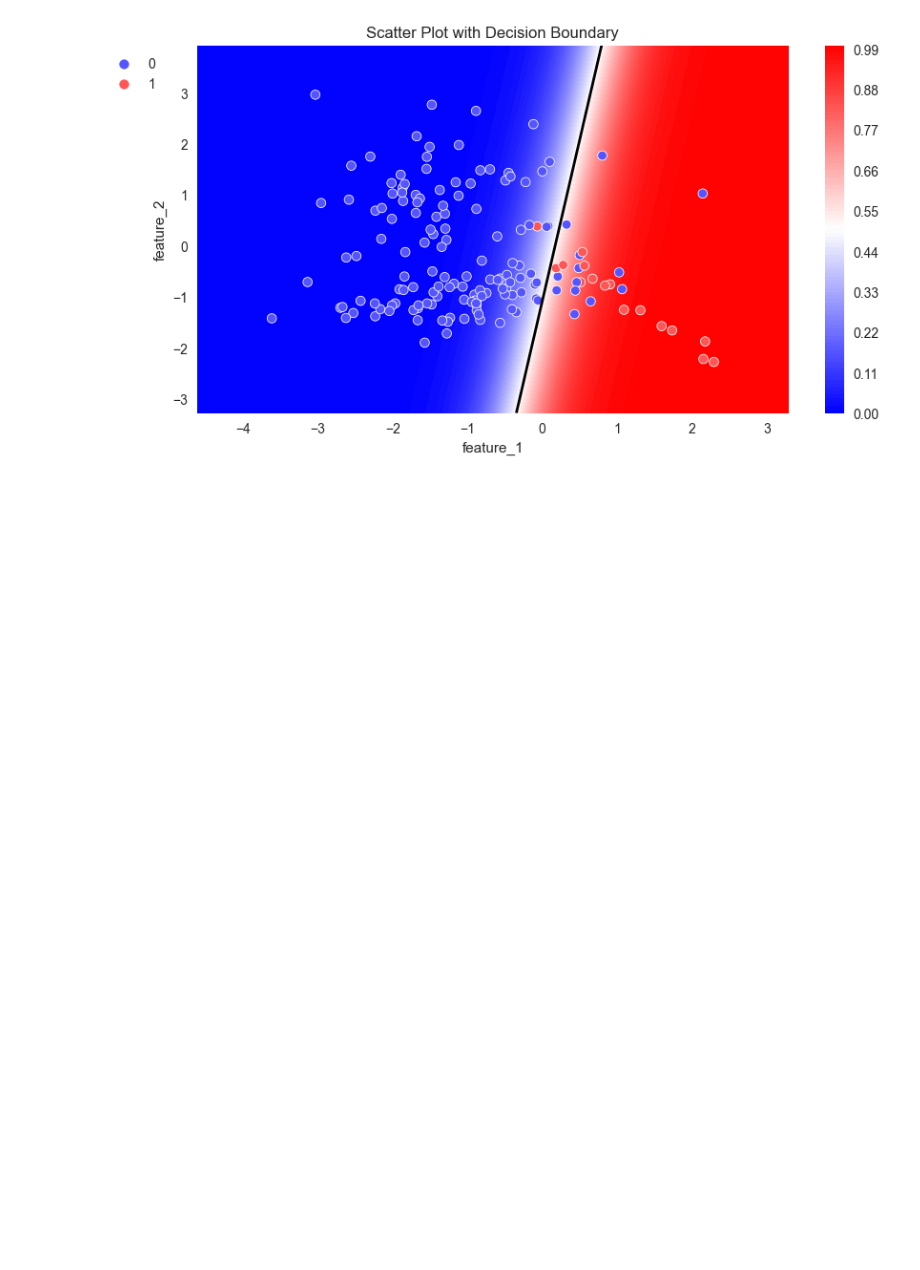
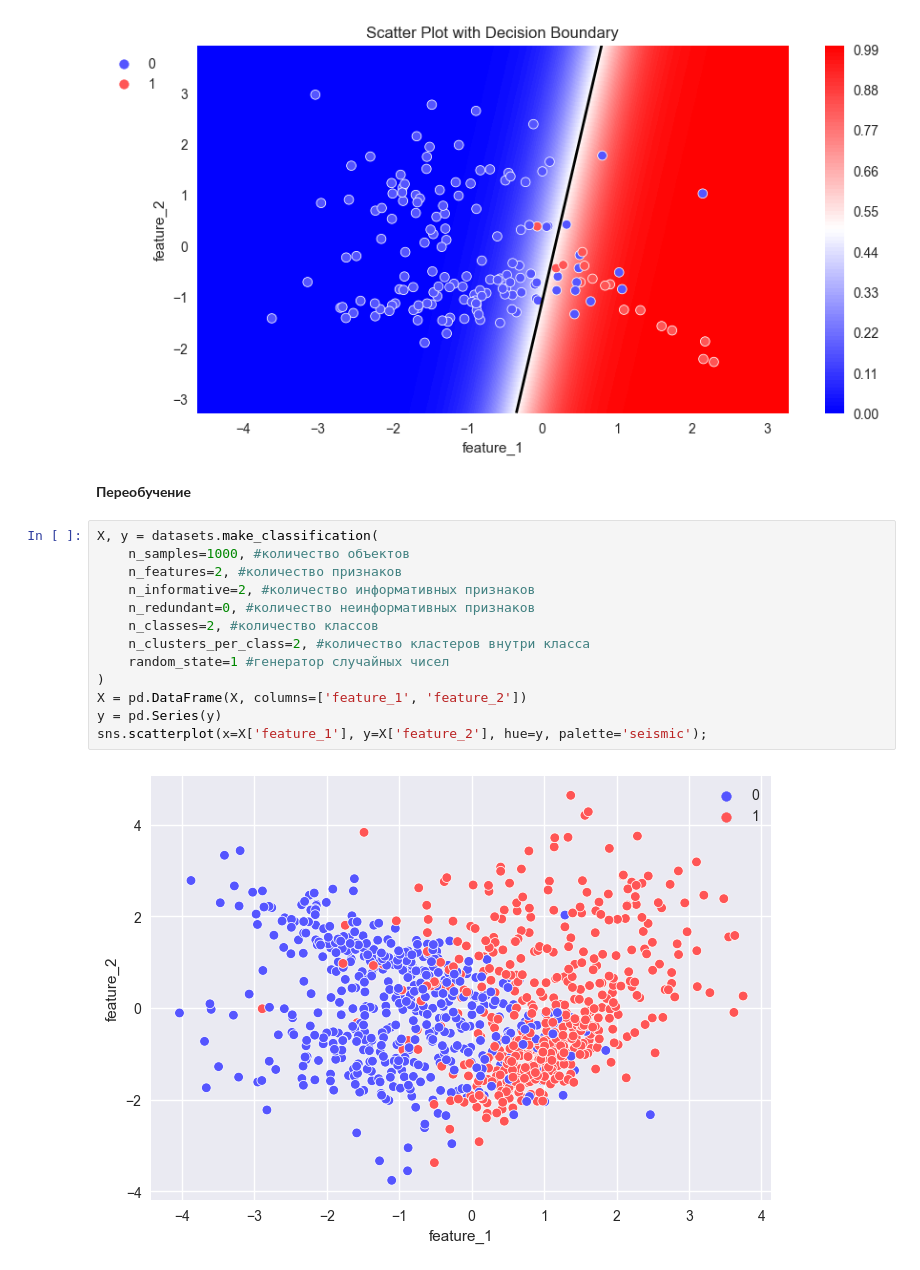
Before and after one commit to sergioschadenko/sf_data_science, a Jupyter notebook: ML_5_validation/validation_test_task.ipynb, the cells around one changed output. Cells and saved outputs as stored; diff of their text form; blank space fills up the shorter version.

```diff
--- a/ML_5_validation/validation_test_task.ipynb
+++ b/ML_5_validation/validation_test_task.ipynb
@@ -132,3 +132,20 @@ weighted avg       0.92      0.88      0.89        40
 plot_probabilities_2d(X_train, y_train, log_reg_sampled)
 # %% [output]
 [figure]
+# %% [markdown]
+**Переобучение**
+# %%
+X, y = datasets.make_classification(
+    n_samples=1000, #количество объектов
+    n_features=2, #количество признаков
+    n_informative=2, #количество информативных признаков
+    n_redundant=0, #количество неинформативных признаков
+    n_classes=2, #количество классов
+    n_clusters_per_class=2, #количество кластеров внутри класса
+    random_state=1 #генератор случайных чисел
+)
+X = pd.DataFrame(X, columns=['feature_1', 'feature_2'])
+y = pd.Series(y)
+sns.scatterplot(x=X['feature_1'], y=X['feature_2'], hue=y, palette='seismic');
+# %% [output]
+[figure, added]
```
Also changed, not shown: parts of 4 cells of this notebook, 1 other file.
